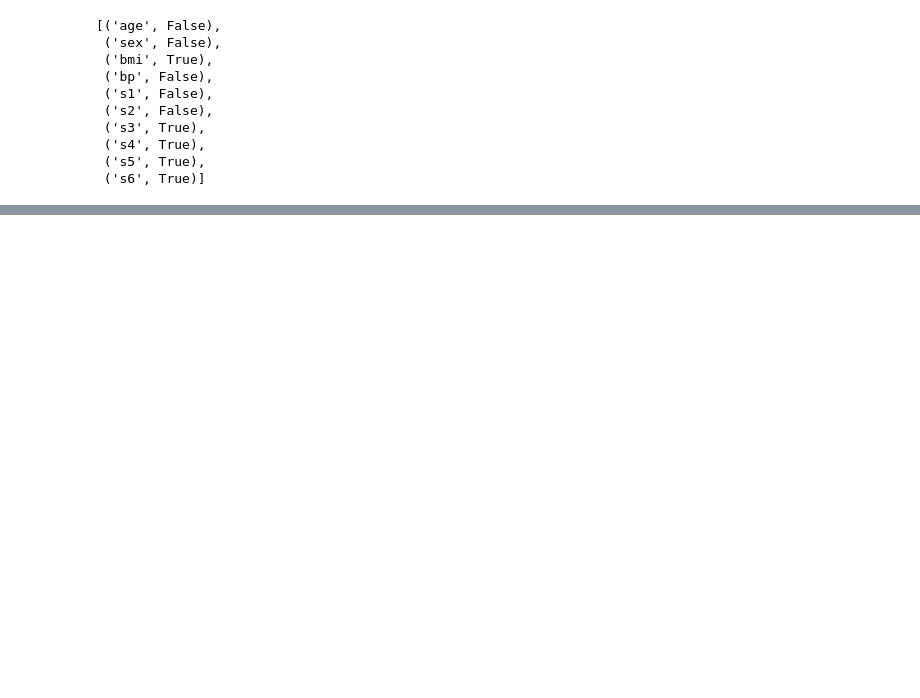
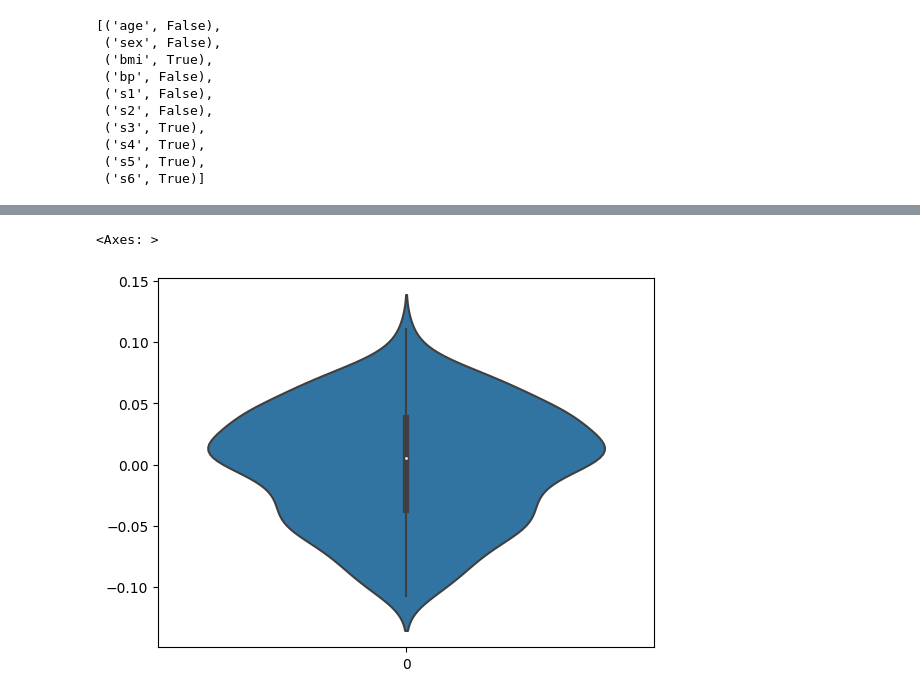
Before and after one commit to ayypeegeepee/magistry, a Jupyter notebook: MMO/RK1.ipynb, the cells around one changed output, grey strips where cells are left out. Saved outputs shown, nothing was run; the diff lists cells and outputs as text; code cells hidden in the pictures; blank space fills up the shorter version.

```diff
--- a/MMO/RK1.ipynb
+++ b/MMO/RK1.ipynb
@@ -139,0 +180,5 @@ list(zip(diabetes['feature_names'], sel_mi.get_support()))
+# %%
+sns.violinplot(data=diabetes['data']['age'])
+# %% [output]
+<Axes: >
+[figure, added]
```
Also changed, not shown: parts of 11 cells of this notebook.
